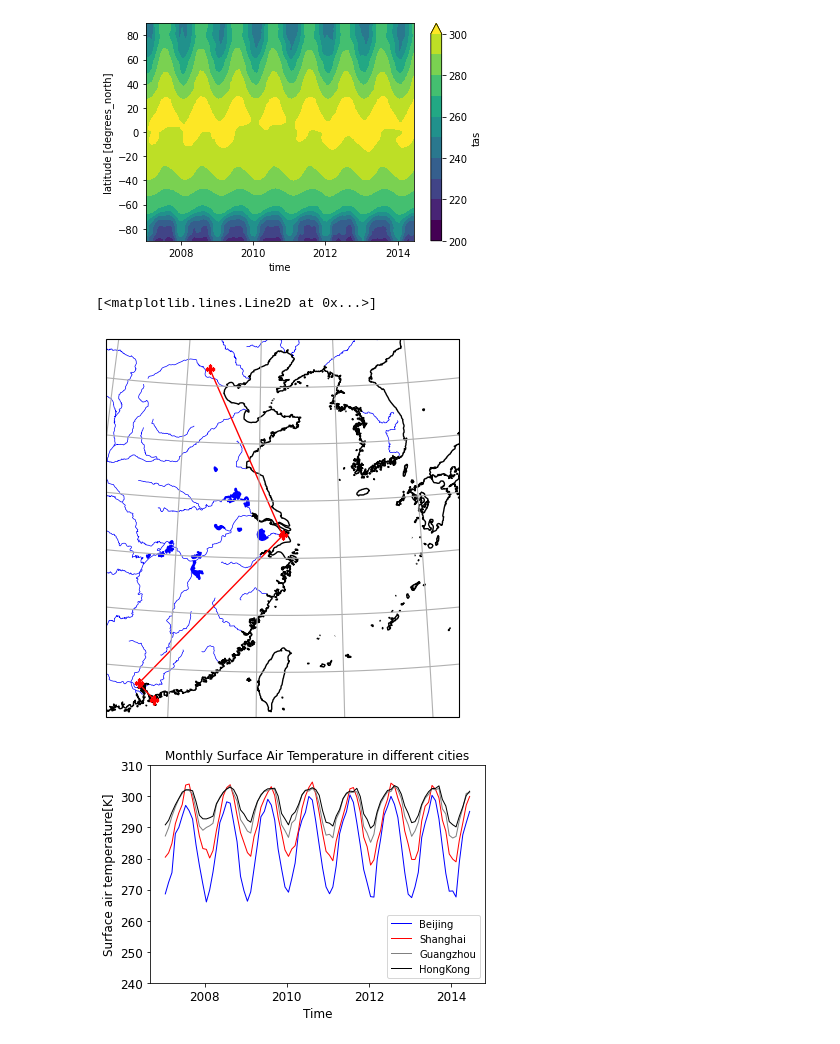
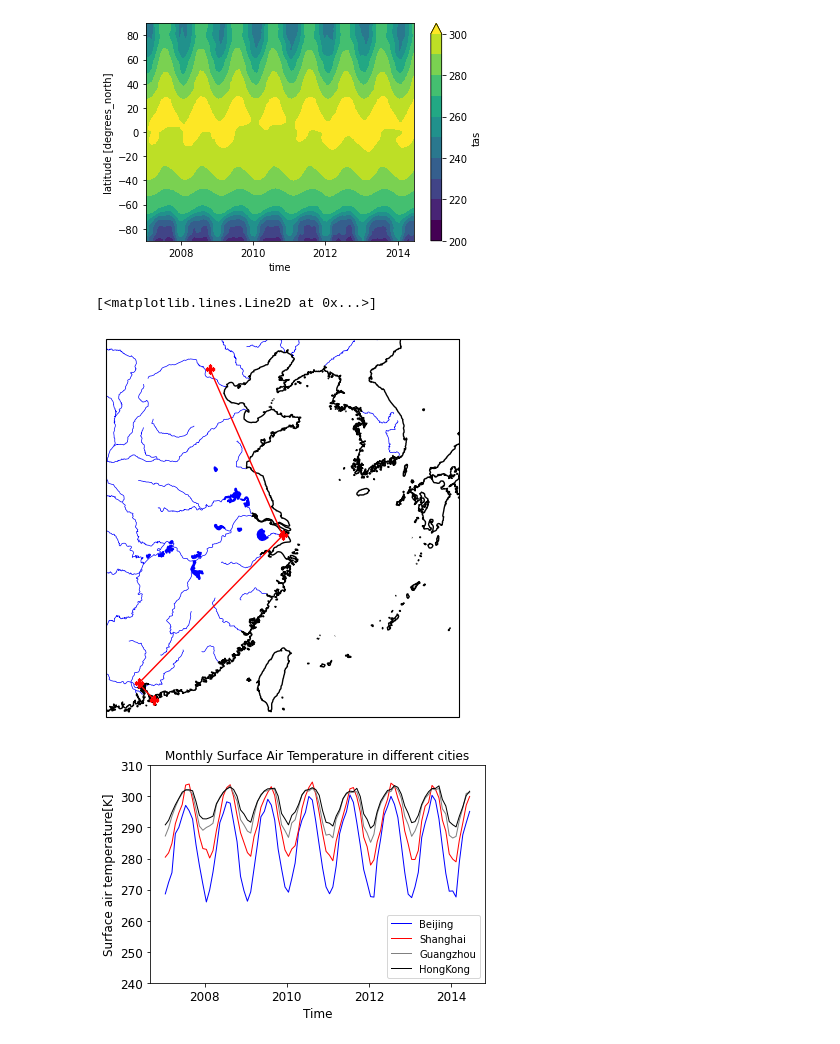
Before and after one commit to BaolingYang/ESE5023_Assignments_12132228, a Jupyter notebook: PS3_Codes.ipynb, the cells around one changed output. Saved outputs shown, nothing was run; the diff lists cells and outputs as text; code cells hidden in the pictures.

```diff
--- a/PS3.ipynb
+++ b/PS3_Codes.ipynb
@@ -236,47 +284,44 @@ ds3.tas.mean(dim="lon").sel(time=slice("2007-01", "2014-06")).plot.contourf(x="t
 <matplotlib.contour.QuadContourSet at 0x...>
 [figure]
 # %%
-# 3.2.4
-#Beijing=116.5E, 39.9N
-#Shanghai=121.5E,31.2N
-#HongKong=114.2E,22.3N
-#Guangzhou=113.25E,23.13N
-# Create some test data
+# 3.2.4 Find out the location of Beijing, Shanghai, HongKong and Guangzhou in the map
+# Beijing=116.5E, 39.9N
+# Shanghai=121.5E,31.2N
+# HongKong=114.2E,22.3N
+# Guangzhou=113.25E,23.13N
+# Create 4 dictionaries to contain the latitudes and longtitudes of the 4 cities.
 HongKong = dict(lon=114.2, lat=22.3)
 Guangzhou = dict(lon=113.25, lat=23.13)
 Shanghai=dict(lon=121.5, lat=31.2)
 Beijing=dict(lon=116.5, lat=39.9)
 lons = [HongKong["lon"], Guangzhou["lon"],Shanghai["lon"],Beijing["lon"]]
 lats = [HongKong["lat"], Guangzhou["lat"],Shanghai["lat"],Beijing["lat"]]
 
-# Now use higher-resolution features
-rivers_10m = cfeature.NaturalEarthFeature('physical', 'rivers_lake_centerlines', '10m')
+# Make a layer to add some river messages
+rivers= cfeature.NaturalEarthFeature("physical", "rivers_lake_centerlines", "10m")
 
-# Create and define the size of a figure object
+# Create a figure object and choose Shanghai as the figure center
 plt.figure(figsize=(7,5), dpi=100)
+central_lon, central_lat = 121.5, 31.2
 
-# Set Orthographic projection style
-central_lon, central_lat = 121.5, 31.2 # Shanghai
+# Set Orthographic projection style and create an axes
 proj = ccrs.Orthographic(central_lon, central_lat)
-
-# Create an axes with Orthographic projection style
 ax = plt.axes(projection=proj)
 
-# Set a region and plot
-extent = [central_lon-10, central_lon+10, central_lat-10, central_lat+10]
-ax.set_extent(extent)
+# Set a plotting range
+Range = [central_lon-10, central_lon+10, central_lat-10, central_lat+10]
+ax.set_extent(Range)
 
-# Add features to axes using cartopy.feature (cfeature)
-ax.add_feature(cfeature.LAKES, edgecolor='blue', facecolor='blue',zorder=1)
-ax.add_feature(rivers_10m, facecolor='None', edgecolor='blue', linewidth=0.5)
+# Add some features for lakes and rivers, using function add_feature()
+ax.add_feature(cfeature.LAKES, edgecolor="blue", facecolor="blue",zorder=1)
+ax.add_feature(rivers, facecolor="None", edgecolor="blue", linewidth=0.5)
 
-# Add features to axes using coastlines method
-ax.coastlines(resolution='10m')
-ax.gridlines()
+# Add coastlines, using function coastlines()
+ax.coastlines(resolution="10m")
 
-# Add two points
-ax.plot(lons, lats, 'rP-', linewidth=1,transform=ccrs.PlateCarree())
+# Add 4 points to show the locations of 4 cities
+ax.plot(lons, lats, "rP-", linewidth=1,transform=ccrs.PlateCarree())
 # %% [output]
 [<matplotlib.lines.Line2D at 0x...>]
-[figure, old version]
+[figure, new version]
 # %%
```
Also changed, not shown: parts of 15 cells of this notebook, 1 other file.
